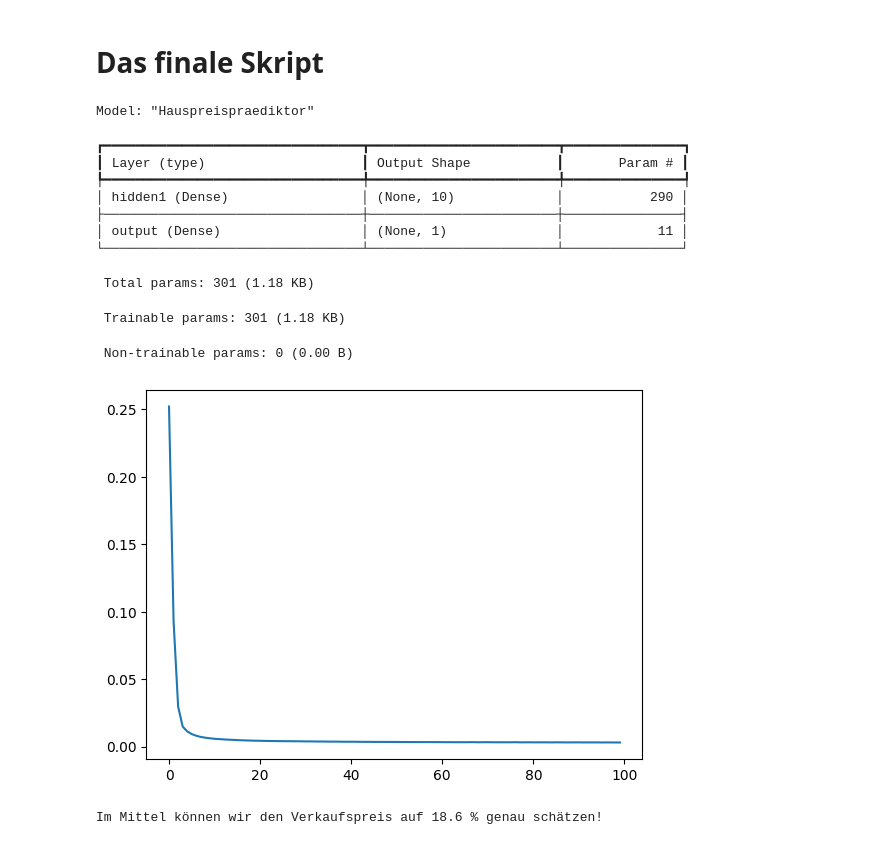
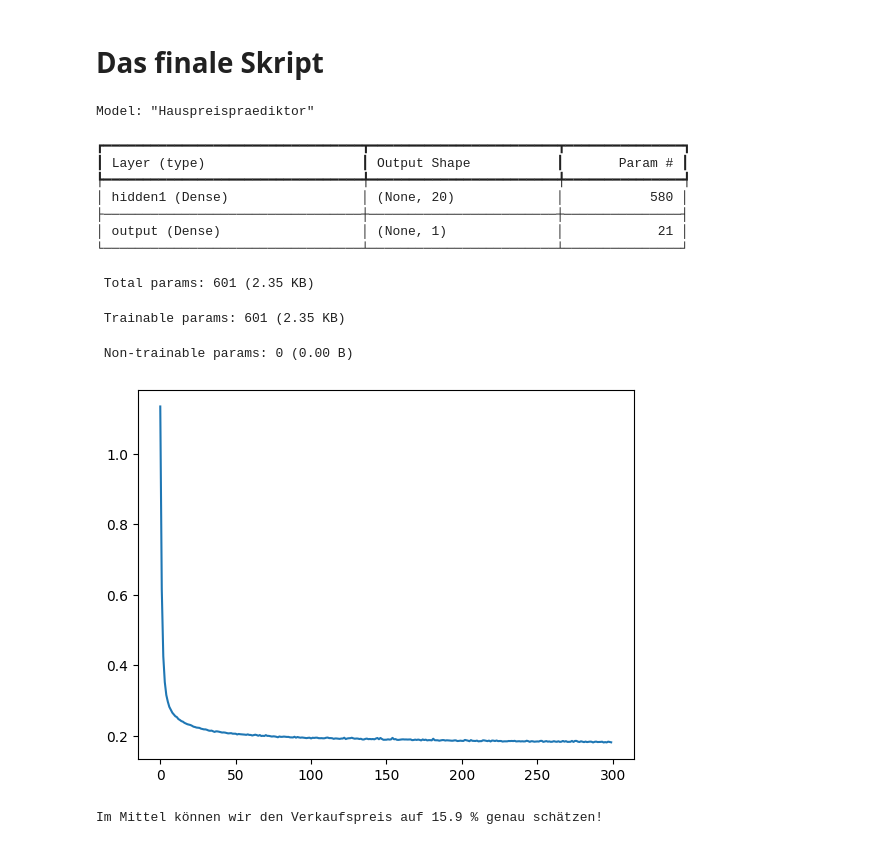
Before and after one commit to juebrauer/code_jb, a Jupyter notebook: 0016_semester_code_deep_learning/11_nn_zur_preispraediktion.ipynb, the cells around one changed output. Saved outputs shown, nothing was run; the diff lists cells and outputs as text; code cells hidden in the pictures.

```diff
--- a/0016_semester_code_deep_learning/11_nn_zur_preispraediktion.ipynb
+++ b/0016_semester_code_deep_learning/11_nn_zur_preispraediktion.ipynb
@@ -323,7 +323,7 @@ import os
 import tensorflow as tf
 import pandas
 from sklearn.model_selection import train_test_split
-from sklearn.preprocessing import MinMaxScaler
+from sklearn.preprocessing import MinMaxScaler, StandardScaler
 import matplotlib.pyplot as plt
 from sklearn.metrics import mean_absolute_percentage_error
 
@@ -338,48 +338,61 @@ x = df[ ["YearBuilt", "GarageCars", "OverallQual", "Neighborhood"] ]
 x = pandas.get_dummies(x, dtype=int)
 y = df[ ["SalePrice"] ]
 
 # 3. Beispieldaten --> Trainings- und Testdaten
-x_train, x_test, y_train, y_test = train_test_split(x, y, test_size=0.2, random_state=42)
+x_train, x_test, y_train, y_test = train_test_split(x, y, test_size=0.2, random_state=1)
 
 # 4. Skalierung der Daten
-s_input = MinMaxScaler()
-s_output = MinMaxScaler()
-s_input.fit(x_train)
-s_output.fit(y_train)
-x_train_scaled = s_input.transform(x_train)
-y_train_scaled = s_output.transform(y_train)
+scale_data = True
+scale_type = "stdscaler"
+if scale_data:
+    if scale_type == "minmax":
+        s_input = MinMaxScaler()
+        s_output = MinMaxScaler()
+    elif scale_type == "stdscaler":
+        s_input = StandardScaler()
+        s_output = StandardScaler()
+    s_input.fit(x_train)
+    s_output.fit(y_train)
+    x_train_scaled = s_input.transform(x_train)
+    y_train_scaled = s_output.transform(y_train)
+else:
+    x_train_scaled = x_train
+    y_train_scaled = y_train
 
 # 5. MLP erstellen und trainieren
 model = tf.keras.Sequential(name="Hauspreispraediktor")
 nr_inputs = x_train_scaled.shape[1]
 model.add(tf.keras.layers.InputLayer(shape=(nr_inputs,)))
-model.add(tf.keras.layers.Dense(10, activation="relu", name="hidden1"))
+model.add(tf.keras.layers.Dense(20, activation="relu", name="hidden1", use_bias=True))
 model.add(tf.keras.layers.Dense(1, name="output"))
 myoptimizer = tf.keras.optimizers.Adam(learning_rate=0.001)
 model.compile(loss="mse", optimizer=myoptimizer)
 model.summary()
-h = model.fit(x_train_scaled,y_train_scaled, epochs=100, verbose=0)
+h = model.fit(x_train_scaled,y_train_scaled, epochs=300, verbose=0)
 plt.plot(h.history["loss"])
 plt.show()
 
 # 6. Wie gut ist der Hauspreisprädiktor?
-x_test_scaled = s_input.transform(x_test)
-preds_scaled = model.predict(x_test_scaled, verbose=0)
-preds_dollar = s_output.inverse_transform(preds_scaled).flatten()
+if scale_data:
+    x_test_scaled = s_input.transform(x_test)
+    preds_scaled = model.predict(x_test_scaled, verbose=0)
+    preds_dollar = s_output.inverse_transform(preds_scaled).flatten()
+else:
+    preds_dollar = model.predict(x_test, verbose=0)
 gt = y_test.values.flatten()
 MAPE = mean_absolute_percentage_error(gt, preds_dollar)*100
 print(f"Im Mittel können wir den Verkaufspreis auf {MAPE:.1f} % genau schätzen!")
 # %% [output]
 Model: "Hauspreispraediktor"
 ┏━━━━━━━━━━━━━━━━━━━━━━━━━━━━━━━━━┳━━━━━━━━━━━━━━━━━━━━━━━━┳━━━━━━━━━━━━━━━┓
 ┃ Layer (type)                    ┃ Output Shape           ┃       Param # ┃
 ┡━━━━━━━━━━━━━━━━━━━━━━━━━━━━━━━━━╇━━━━━━━━━━━━━━━━━━━━━━━━╇━━━━━━━━━━━━━━━┩
-│ hidden1 (Dense)                 │ (None, 10)             │           290 │
+│ hidden1 (Dense)                 │ (None, 20)             │           580 │
 ├─────────────────────────────────┼────────────────────────┼───────────────┤
-│ output (Dense)                  │ (None, 1)              │            11 │
+│ output (Dense)                  │ (None, 1)              │            21 │
 └─────────────────────────────────┴────────────────────────┴───────────────┘
- Total params: 301 (1.18 KB)
+ Total params: 601 (2.35 KB)
- Trainable params: 301 (1.18 KB)
+ Trainable params: 601 (2.35 KB)
  Non-trainable params: 0 (0.00 B)
-[figure, old version]
+[figure, new version]
-Im Mittel können wir den Verkaufspreis auf 18.6 % genau schätzen!
+Im Mittel können wir den Verkaufspreis auf 15.9 % genau schätzen!
```
Also changed, not shown: parts of 6 cells of this notebook.
